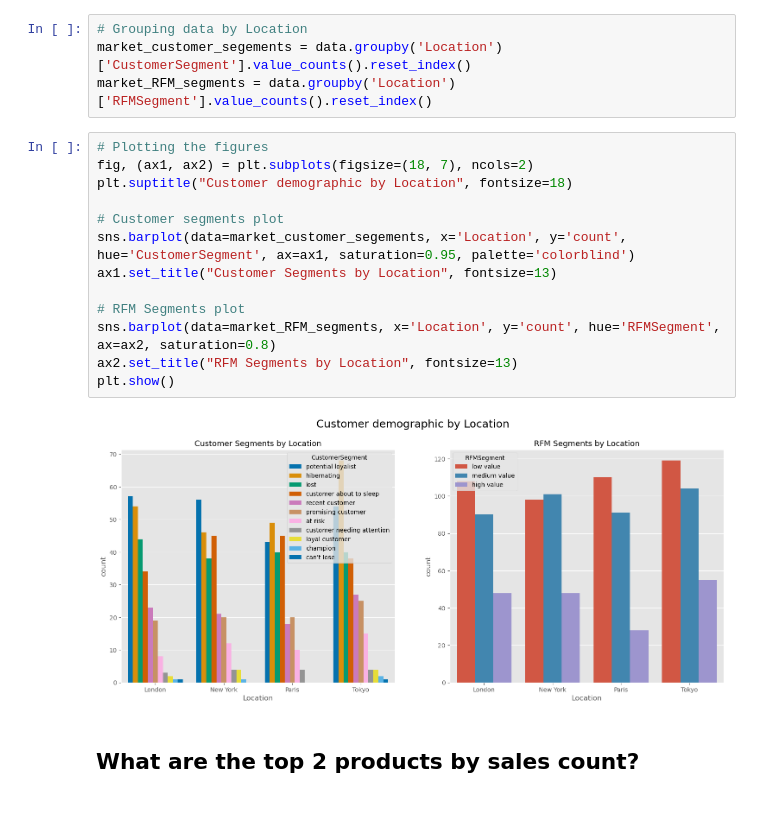
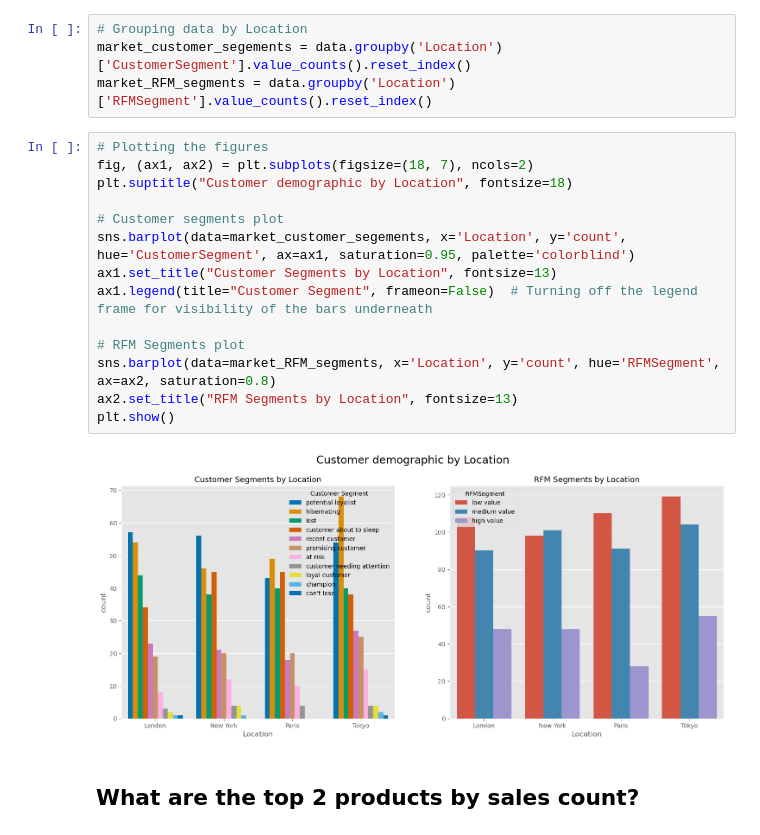
Before and after one commit to Nickimani/rfm_analysis, a Jupyter notebook: Code.ipynb, the cells around one changed output. Drawn from its saved outputs; the diff is of its cells as text.

```diff
--- a/Code.ipynb
+++ b/Code.ipynb
@@ -323,18 +317,19 @@ market_RFM_segments = data.groupby('Location')['RFMSegment'].value_counts().rese
 # %%
 # Plotting the figures
 fig, (ax1, ax2) = plt.subplots(figsize=(18, 7), ncols=2)
 plt.suptitle("Customer demographic by Location", fontsize=18)
 
 # Customer segments plot
 sns.barplot(data=market_customer_segements, x='Location', y='count', hue='CustomerSegment', ax=ax1, saturation=0.95, palette='colorblind')
 ax1.set_title("Customer Segments by Location", fontsize=13)
+ax1.legend(title="Customer Segment", frameon=False)  # Turning off the legend frame for visibility of the bars underneath
 
 # RFM Segments plot
 sns.barplot(data=market_RFM_segments, x='Location', y='count', hue='RFMSegment', ax=ax2, saturation=0.8)
 ax2.set_title("RFM Segments by Location", fontsize=13)
 plt.show()
 # %% [output]
-[figure, old version]
+[figure, new version]
 # %% [markdown]
 ## What are the top 2 products by sales count?
 # %%
```
Also changed, not shown: parts of 9 cells of this notebook.
